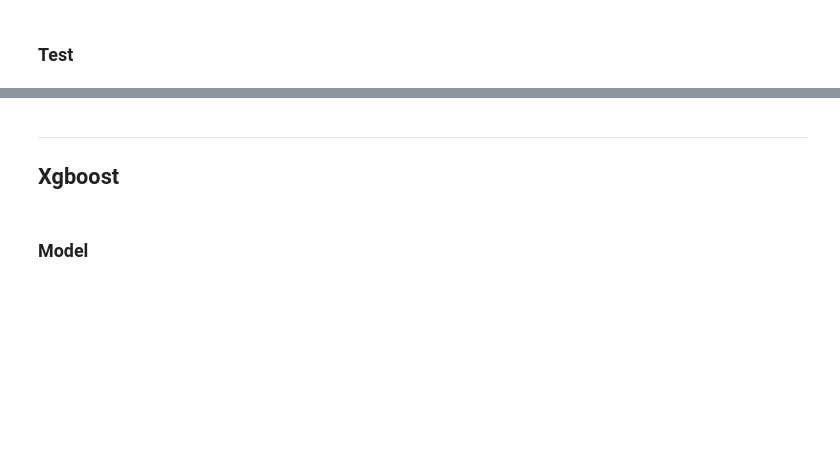
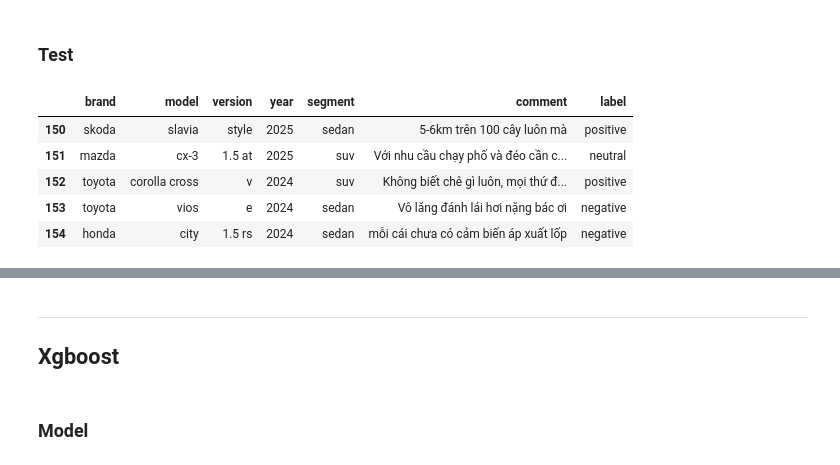
Before and after one commit to Avcuongy/nlp-project, a Jupyter notebook: notebooks/3_ml_models.ipynb, the cells around one changed output, grey strips where cells are left out. Cells and saved outputs as stored; diff of their text form; code cells hidden in the pictures; blank space fills up the shorter version.

```diff
--- a/notebooks/3_ml_models.ipynb
+++ b/notebooks/3_ml_models.ipynb
@@ -339,2 +372,13 @@ Sample 5:
 # %% [markdown]
 ### Test
+# %%
+df_test = pd.read_csv("../data/raw/test.csv")
+df_test = df_test.iloc[150:155,:]
+df_test
+# %% [output]
+|  | brand | model | version | year | segment | comment | label |
+| 150 | skoda | slavia | style | 2025 | sedan | 5-6km trên 100 cây luôn mà | positive |
+| 151 | mazda | cx-3 | 1.5 at | 2025 | suv | Với nhu cầu chạy phố và đéo cần c... | neutral |
+| 152 | toyota | corolla cross | v | 2024 | suv | Không biết chê gì luôn, mọi thứ đ... | positive |
+| 153 | toyota | vios | e | 2024 | sedan | Vô lăng đánh lái hơi nặng bác ơi | negative |
+| 154 | honda | city | 1.5 rs | 2024 | sedan | mỗi cái chưa có cảm biến áp xuất lốp | negative |
```
Also changed, not shown: parts of 49 cells of this notebook, 15 other files.
